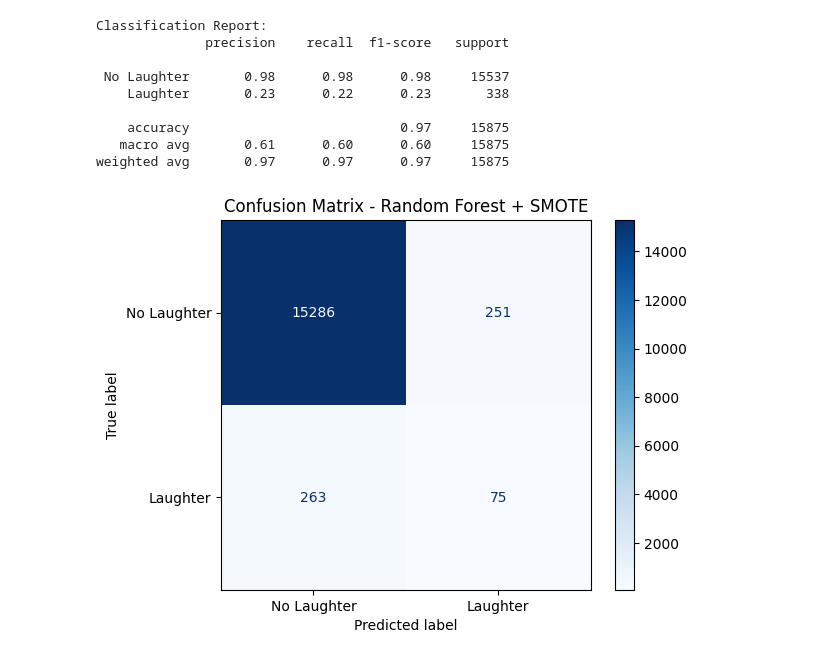
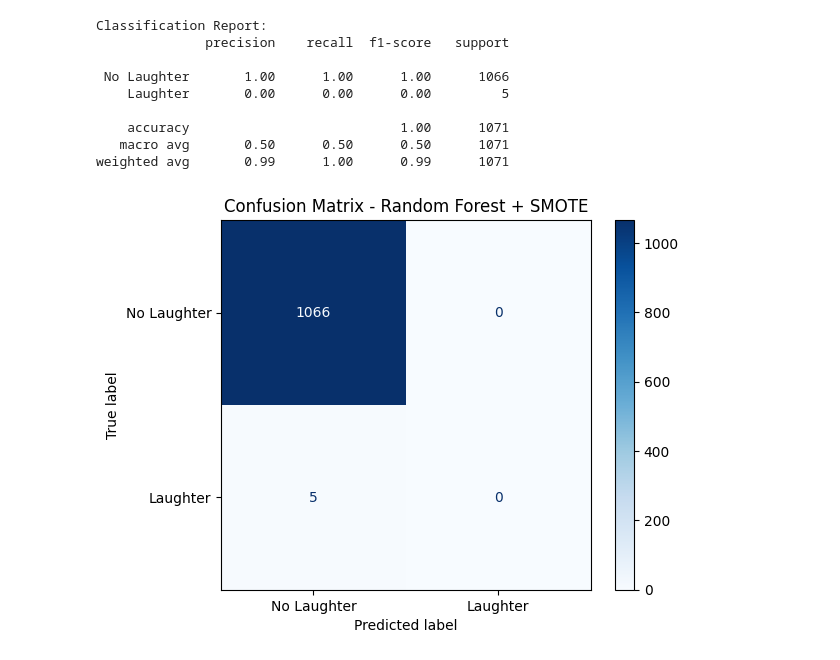
Before and after one commit to Gansovic/RP-Laughter-Drinking, a Jupyter notebook: all_accelerometers.ipynb, the cells around one changed output. Saved outputs shown, nothing was run; the diff lists cells and outputs as text; code cells hidden in the pictures.

```diff
--- a/all_accelerometers.ipynb
+++ b/all_accelerometers.ipynb
@@ -150,22 +196,31 @@ df_dict = {}
 for pid in range(1, 51):
     try:
         df = pd.read_csv(
-            f'/Volumes/staff-bulk/ewi/insy/SPCDataSets/conflab-mm/v4/release/data_processed/wearables/{pid}.csv',
+            f'/Volumes/staff-bulk/ewi/insy/SPCDataSets/conflab-mm/release/sensors/processed/{pid}.csv',
             usecols=COLS,
             encoding='latin1',
             on_bad_lines='skip'
         )
+
+        # Asegurarse que los datos sean numéricos
         for col in COLS:
             df[col] = pd.to_numeric(df[col], errors='coerce')
+
+        # Eliminar filas con NaNs
         df.dropna(subset=COLS, inplace=True)
+
+        # Generar columna de tiempo
         df['time'] = np.arange(len(df)) / FS
 
-        # Aplicar filtro y normalización una vez
+        # Aplicar filtro Butterworth a cada eje
         for axis in COLS:
             df[f'{axis}_filt'] = apply_filter(df[axis])
+
+        # Normalizar los ejes filtrados
         scaler = StandardScaler()
         df[[f'{c}_filt' for c in COLS]] = scaler.fit_transform(df[[f'{c}_filt' for c in COLS]])
 
+        # Guardar en el diccionario
         df_dict[pid] = df
         print(f"✅ Señal cargada para participante {pid}")
 
@@ -312,6 +307,10 @@ for ann_meta in annotation_files:
 # %%
-# --- Reporte final ---
-print("\n✅ Dataset final construido:")
-print(f"  - Total ventanas: {len(X_total)}")
-print(f"  - Positivas (risa): {sum(y_total)}")
-print(f"  - Negativas (no risa): {len(y_total) - sum(y_total)}")
+X_total, y_total, resumen_data = construir_dataset(
+    annotations_by_segment,
+    df_dict,
+    video_segments,
+    FS=50,
+    FPS=25,
+    WINDOW_SIZE=100,
+    STEP_SIZE=50
+)
@@ -381,45 +427,41 @@ print(segmentos_mas_risa.head(10))  # Top 10 segmentos con más risas
 from sklearn.model_selection import train_test_split
 from sklearn.ensemble import RandomForestClassifier
 from sklearn.metrics import classification_report, confusion_matrix, ConfusionMatrixDisplay
 from imblearn.over_sampling import SMOTE
 import matplotlib.pyplot as plt
 
 # 1. Train/Test Split
 X_train, X_test, y_train, y_test = train_test_split(
     X_total, y_total, test_size=0.2, stratify=y_total, random_state=42
 )
 
-# 2. Balance with SMOTE
-sm = SMOTE(random_state=42)
-X_resampled, y_resampled = sm.fit_resample(X_train, y_train)
-
-# 3. Train classifier
+# 2. Train classifier (without SMOTE)
 clf = RandomForestClassifier(n_estimators=100, class_weight='balanced', random_state=42)
-clf.fit(X_resampled, y_resampled)
+clf.fit(X_train, y_train)
 
 # 4. Predict and evaluate
 y_pred = clf.predict(X_test)
 
 print("Classification Report:")
 print(classification_report(y_test, y_pred, target_names=["No Laughter", "Laughter"]))
 
 # 5. Confusion Matrix
 cm = confusion_matrix(y_test, y_pred)
 disp = ConfusionMatrixDisplay(confusion_matrix=cm, display_labels=["No Laughter", "Laughter"])
 disp.plot(cmap="Blues")
 plt.title("Confusion Matrix - Random Forest + SMOTE")
 plt.show()
 # %% [output]
 Classification Report:
               precision    recall  f1-score   support
 
- No Laughter       0.98      0.98      0.98     15537
-    Laughter       0.23      0.22      0.23       338
+ No Laughter       1.00      1.00      1.00      1066
+    Laughter       0.00      0.00      0.00         5
 
-    accuracy                           0.97     15875
-   macro avg       0.61      0.60      0.60     15875
-weighted avg       0.97      0.97      0.97     15875
+    accuracy                           1.00      1071
+   macro avg       0.50      0.50      0.50      1071
+weighted avg       0.99      1.00      0.99      1071
-[figure, old version]
+[figure, new version]
 # %%
 from sklearn.metrics import roc_curve, auc
 import matplotlib.pyplot as plt
```
Also changed, not shown: parts of 20 cells of this notebook, 2 other files.
